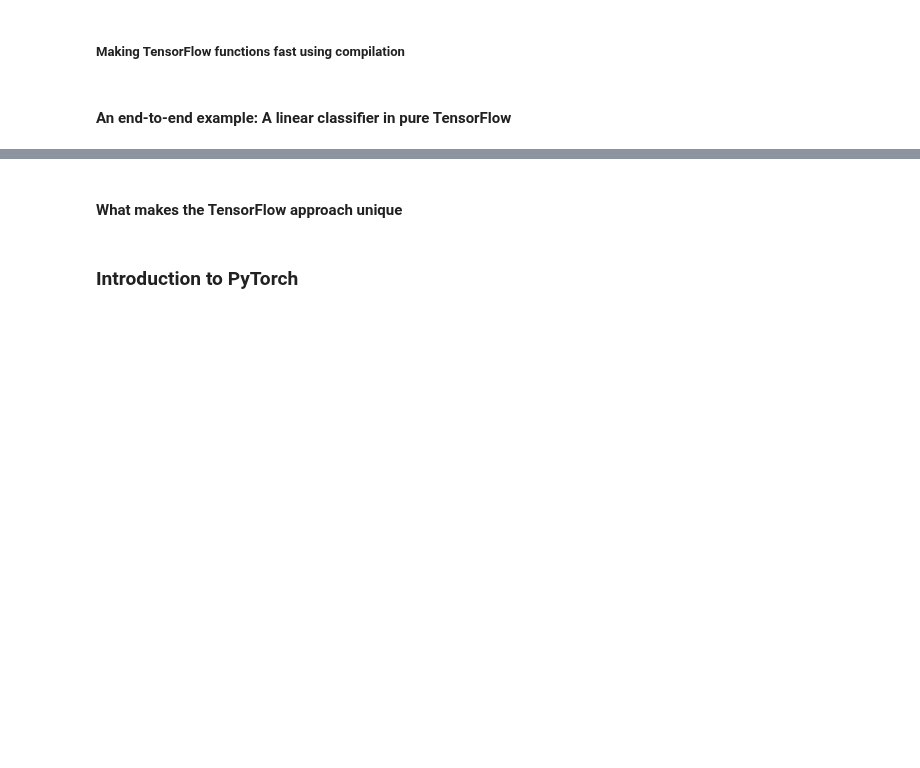
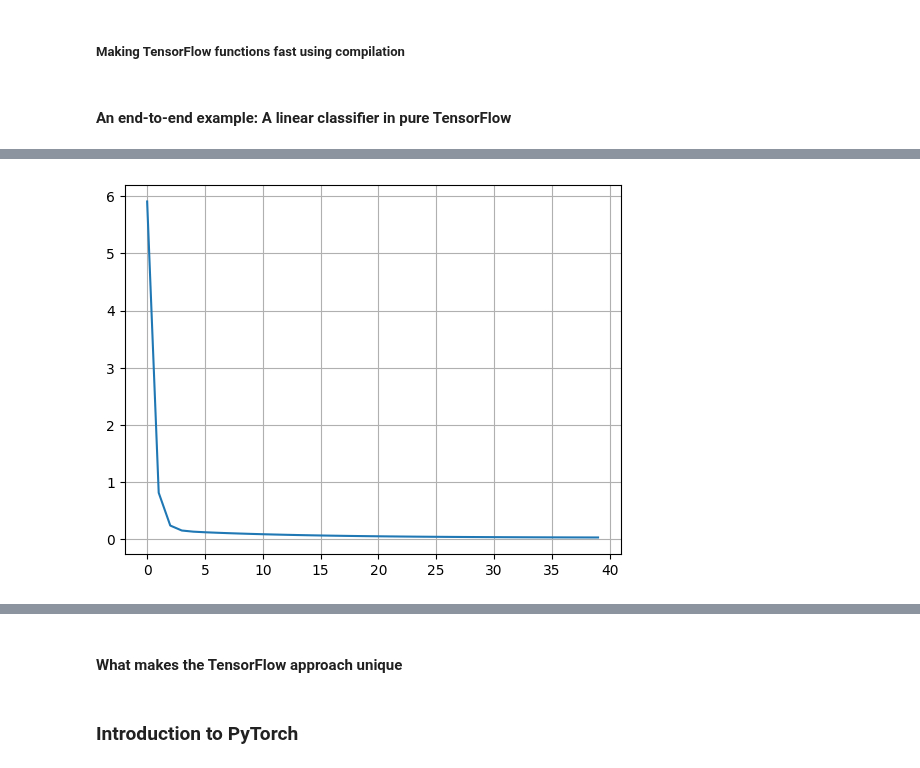
Before and after one commit to bertramwooster/deep-learning-with-python-notebooks, a Jupyter notebook: chapter03_introduction-to-ml-frameworks.ipynb, the cells around one changed output, grey strips where cells are left out. Drawn from its saved outputs; the diff is of its cells as text; code cells hidden in the pictures; blank space fills up the shorter version.

```diff
--- a/chapter03_introduction-to-ml-frameworks.ipynb
+++ b/chapter03_introduction-to-ml-frameworks.ipynb
@@ -289,3 +294,10 @@ Loss at step 39: 0.0294
+# %%
+from matplotlib import pyplot as plt
+plt.plot(loss)
+plt.grid()
+plt.show()
+# %% [output]
+[figure, added]
 # %%
 predictions = model(inputs, W, b)
 plt.scatter(inputs[:, 0], inputs[:, 1], c=predictions[:, 0] > 0.5)
```
Also changed, not shown: parts of 4 cells of this notebook.
